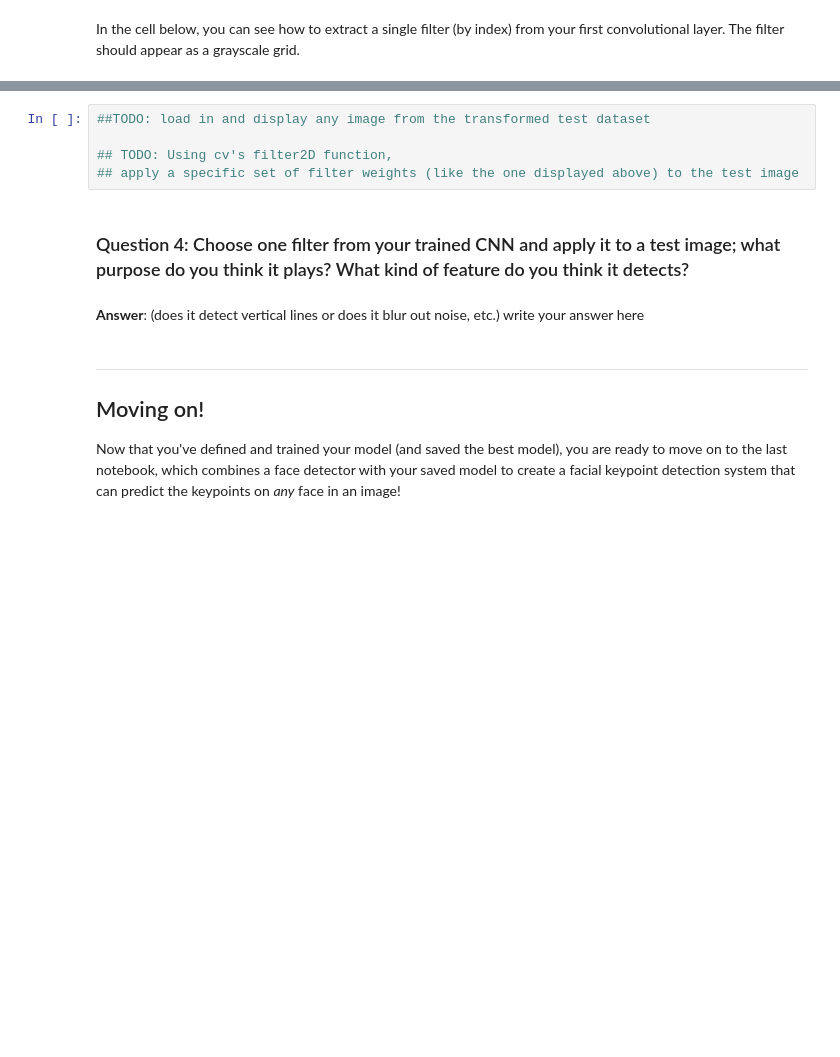
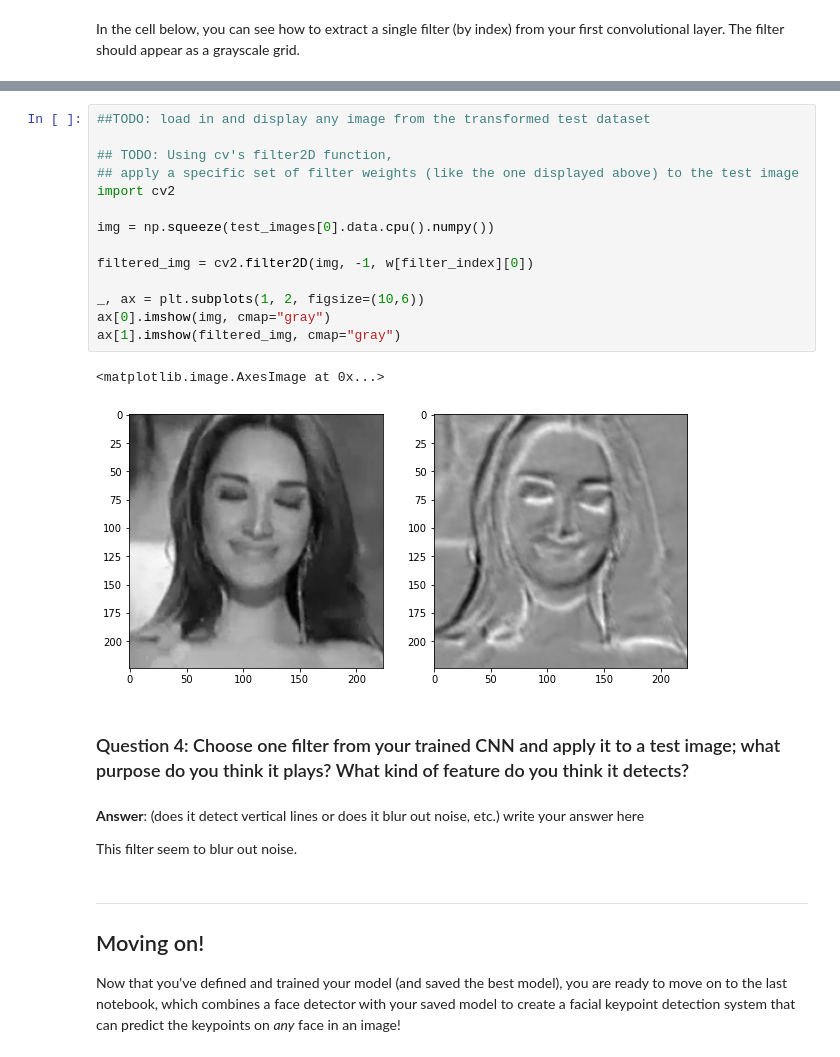
Before and after one commit to dgander000/P1_Facial_Keypoints, a Jupyter notebook: 2. Define the Network Architecture.ipynb, the cells around one changed output, grey strips where cells are left out. Cells and saved outputs as stored; diff of their text form; blank space fills up the shorter version.

```diff
--- a/2. Define the Network Architecture.ipynb
+++ b/2. Define the Network Architecture.ipynb
@@ -511,12 +598,26 @@ Next, choose a test image and filter it with one of the convolutional kernels in
 # %%
 ##TODO: load in and display any image from the transformed test dataset
 
 ## TODO: Using cv's filter2D function,
 ## apply a specific set of filter weights (like the one displayed above) to the test image
+import cv2
+
+img = np.squeeze(test_images[0].data.cpu().numpy())
+
+filtered_img = cv2.filter2D(img, -1, w[filter_index][0])
+
+_, ax = plt.subplots(1, 2, figsize=(10,6))
+ax[0].imshow(img, cmap="gray")
+ax[1].imshow(filtered_img, cmap="gray")
+# %% [output]
+<matplotlib.image.AxesImage at 0x...>
+[figure, added]
 # %% [markdown]
 ### Question 4: Choose one filter from your trained CNN and apply it to a test image; what purpose do you think it plays? What kind of feature do you think it detects?
 # %% [markdown]
 **Answer**: (does it detect vertical lines or does it blur out noise, etc.) write your answer here
+
+This filter seem to blur out noise.
 # %% [markdown]
 ---
 ## Moving on!
```
Also changed, not shown: parts of 16 cells of this notebook, 6 other files.
